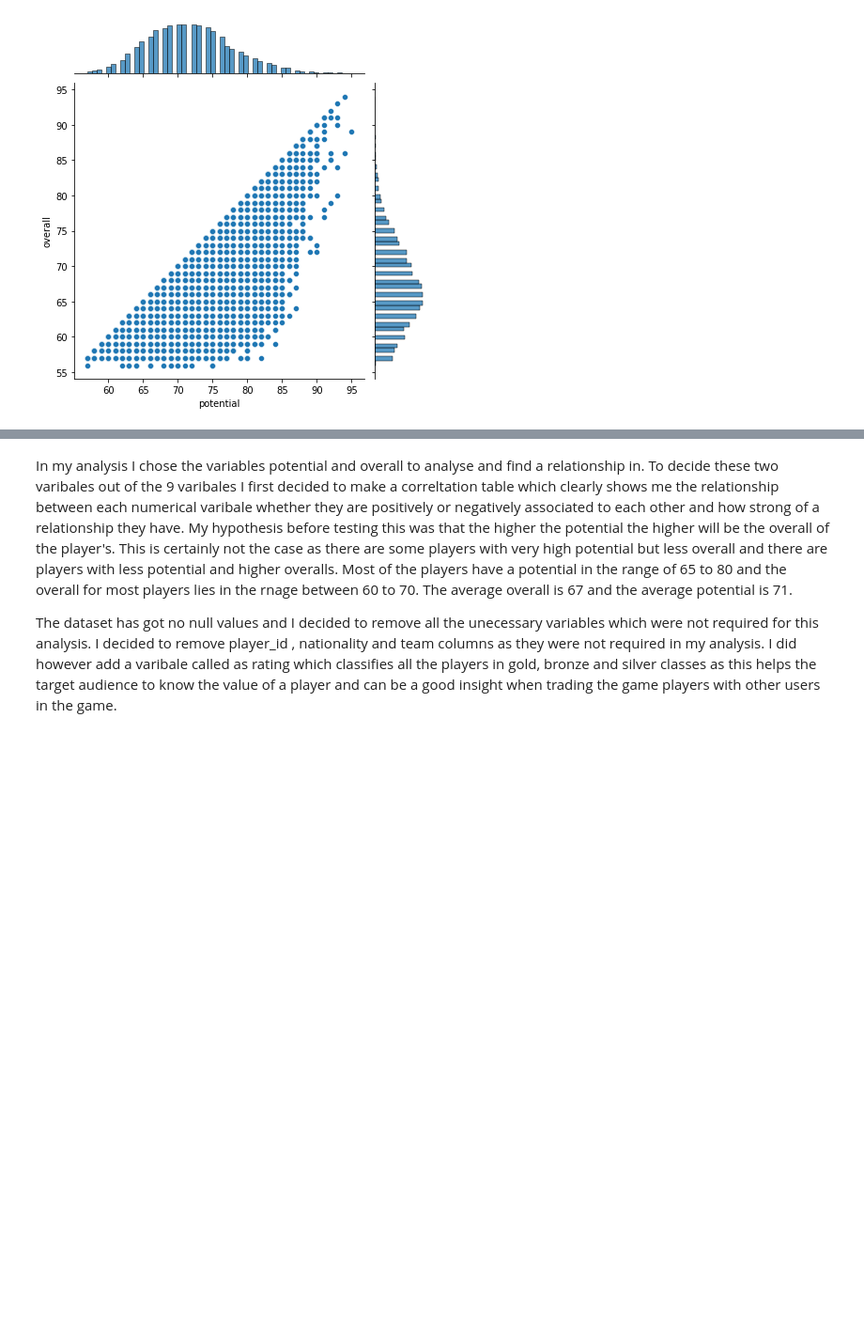
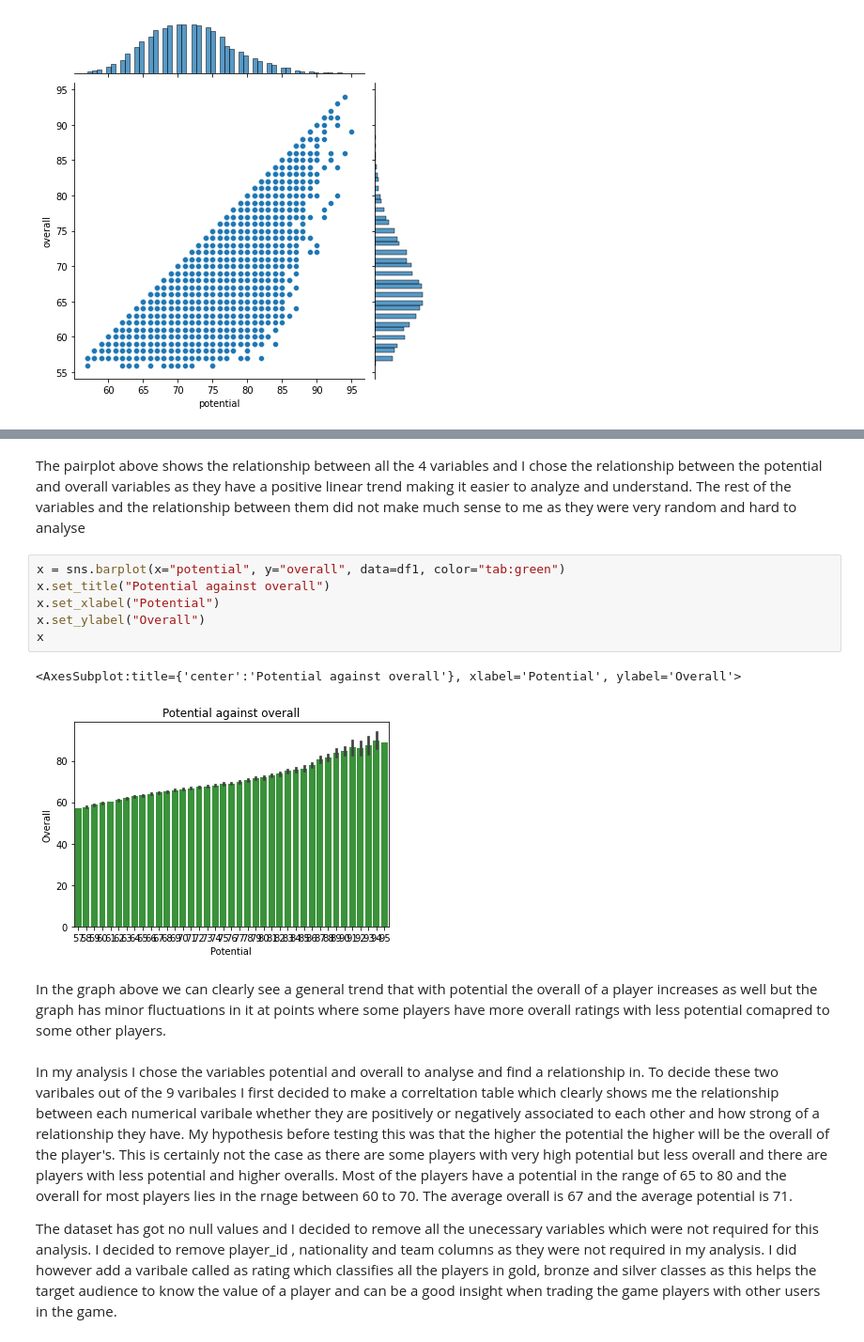
Before and after one commit to data301-2021-winter1/project-group24-project, a Jupyter notebook: notebooks/analysis1.ipynb, the cells around one changed output, grey strips where cells are left out. Shown: that part at 94% size. Cells and saved outputs as stored; diff of their text form; blank space fills up the shorter version.

```diff
--- a/notebooks/analysis1.ipynb
+++ b/notebooks/analysis1.ipynb
@@ -225,3 +261,16 @@ df1.describe(include= 'object').T
+# %% [markdown]
+The pairplot above shows the relationship between all the 4 variables and I chose the relationship between the potential and overall variables as they have a positive linear trend making it easier to analyze and understand. The rest of the variables and the relationship between them did not make much sense to me as they were very random and hard to analyse
+# %%
+x = sns.barplot(x="potential", y="overall", data=df1, color="tab:green")
+x.set_title("Potential against overall")
+x.set_xlabel("Potential")
+x.set_ylabel("Overall")
+x
+# %% [output]
+<AxesSubplot:title={'center':'Potential against overall'}, xlabel='Potential', ylabel='Overall'>
+[figure, added]
+# %% [markdown]
+In the graph above we can clearly see a general trend that with potential the overall of a player increases as well but the graph has minor fluctuations in it at points where some players have more overall ratings with less potential comapred to some other players.
 # %% [markdown]
 In my analysis I chose the variables potential and overall to analyse and find a relationship in. To decide these two varibales out of the 9 varibales I first decided to make a correltation table which clearly shows me the relationship between each numerical varibale whether they are positively or negatively associated to each other and how strong of a relationship they have. My hypothesis before testing this was that the higher the potential the higher will be the overall of the player's. This is certainly not the case as there are some players with very high potential but less overall and there are players with less potential and higher overalls. Most of the players have a potential in the range of 65 to 80 and the overall for most players lies in the rnage between 60 to 70. The average overall is 67 and the average potential is 71.
 
```
Also changed, not shown: parts of 29 cells of this notebook, 1 other file.
